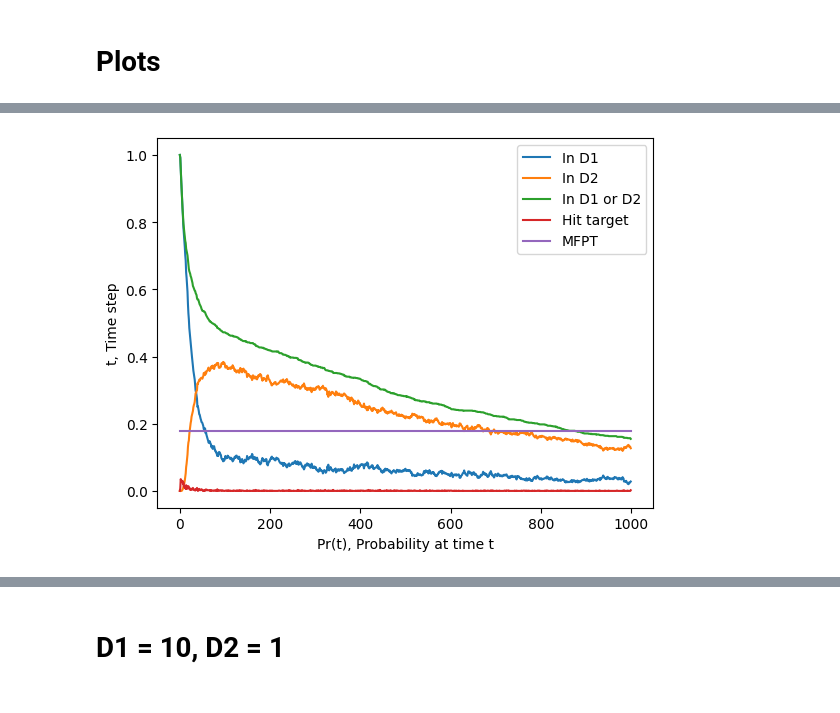
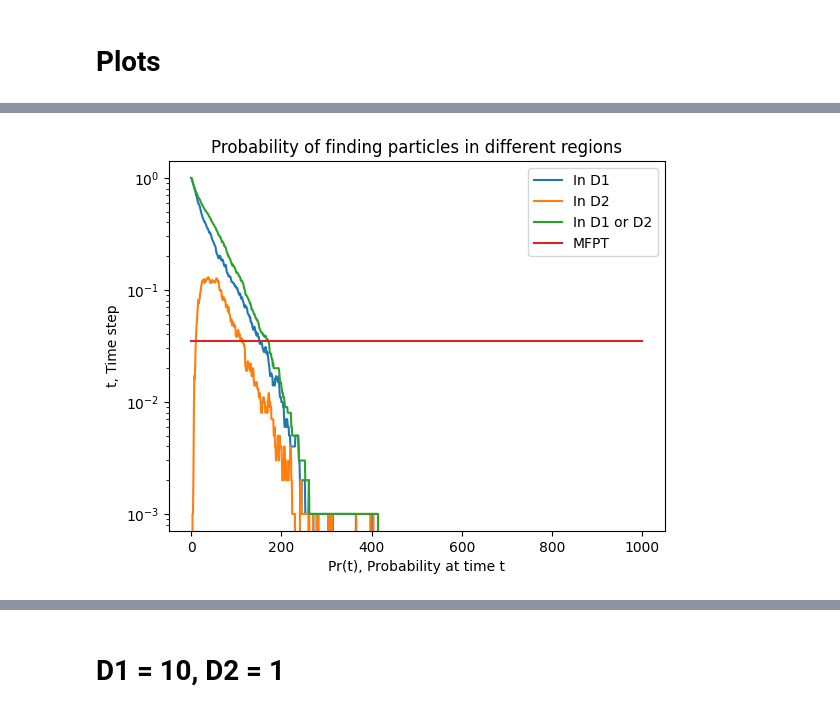
Before and after one commit to shreeganeshasharma/ParticleSimulations, a Jupyter notebook: 2DWithoutPores.ipynb, the cells around one changed output, grey strips where cells are left out. Cells and saved outputs as stored; diff of their text form; code cells hidden in the pictures.

```diff
--- a/2DWithoutPores.ipynb
+++ b/2DWithoutPores.ipynb
@@ -20,7 +20,7 @@ import math
 import numpy as np
 from scipy.stats import bernoulli
 import matplotlib.pyplot as plt
-
+np.random.seed(1653)
 #Brownian motion parameters
 #Dimensions - 1, 2 or 3
 dim = 2
@@ -37,7 +37,7 @@ R2 = 1
 #Diffusivity of inner medium
 D1 = 1
 #Diffusivity of outer medium
-D2 = 10
+D2 = 100
 
 #Radius of the target at the center
 R = R1 / 5
@@ -549,2 +482,17 @@ nump =  1000 nums =  1000 --- 38.7844660282135 seconds ---
 # %% [markdown]
 # Plots
+# %%
+#Histogram hitting times and plot MFPT
+hit = hittingTime[hittingTime != 0]
+#Should zero be removed for MFPT calculation?
+MFPT = np.average(hit)
+print("Mean First Passage Time = ", MFPT)
+plt.plot(np.tile(MFPT, int(max(plt.hist(hit, 30)[0]))), range(int(max(plt.hist(hit, 30)[0]))), label="MFPT")
+#plt.hist(hit, 30, label="Zero removed")
+#plt.hist(hittingTime, 30, label="Zero inflated")
+plt.ylabel("Frequency")
+plt.xlabel("hittingTime, nums")
+plt.title("Hitting times and MFPT")
+plt.legend()
+plt.savefig(f'/content/drive/MyDrive/Images/2D/WithoutPores/Hist_Iso_{nump}_{nums}_{D1}_{D2}.png')
+plt.show()
@@ -551,26 +502,27 @@ nump =  1000 nums =  1000 --- 38.7844660282135 seconds ---
 # %%
 #Probability of finding a particle in medium1 or medium2 or hiting the target
 count1 = np.zeros(nums)
 count2 = np.zeros(nums)
 count3 = np.zeros(nums)
 for t in range(nums):
   for p in range(nump):
     count3[t] += np.count_nonzero((0 < np.linalg.norm(Y[:, t, p])) & (np.linalg.norm(Y[:, t, p]) < R))
     count1[t] += np.count_nonzero((R < np.linalg.norm(Y[:, t, p])) & (np.linalg.norm(Y[:, t, p]) < R1))
     count2[t] += np.count_nonzero((R1 < np.linalg.norm(Y[:, t, p])) & (np.linalg.norm(Y[:, t, p]) < R2))
 
 xticks = np.linspace(1/nums, 1, nums)
 yticks = np.linspace(1/nums, 1, nums)
-
+plt.yscale("log")
 plt.plot(count1/nump)
 plt.plot(count2/nump)
 plt.plot((count1 + count2)/nump)
-plt.plot(count3/nump)
 plt.plot(np.tile(MFPT/nums, nums))
-plt.legend(["In D1", "In D2", "In D1 or D2", "Hit target","MFPT"])
+#plt.plot(count3/nump)
+plt.legend(["In D1", "In D2", "In D1 or D2", "MFPT", "Hit target"])
 plt.ylabel("t, Time step")
 plt.xlabel("Pr(t), Probability at time t")
+plt.title("Probability of finding particles in different regions")
+plt.savefig(f'/content/drive/MyDrive/Images/2D/WithoutPores/Prob_Iso_{nump}_{nums}_{D1}_{D2}.png')
 plt.show()
-#plt.savefig('/content/drive/MyDrive/Images/Prob_Iso_1_10.png')
 # %% [output]
-[figure, old version]
+[figure, new version]
```
Also changed, not shown: parts of 131 cells of this notebook.
